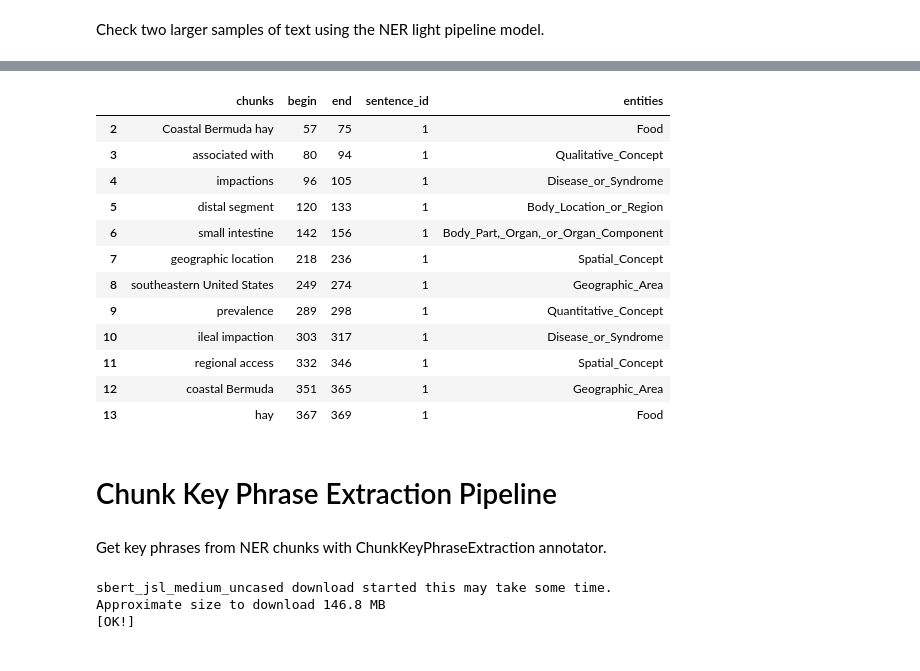
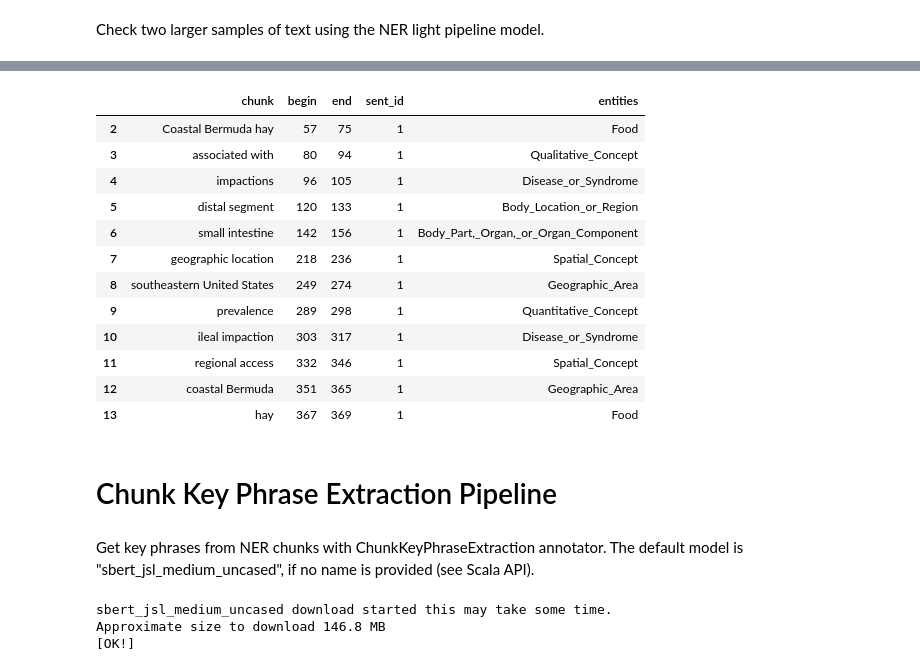
Before and after one commit to SolanaO/Healthcare_SparkNLP_Study, a Jupyter notebook: Healthcare_SparkNLP_Equine_Dataset_Study.ipynb, the cells around one changed output, grey strips where cells are left out. Saved outputs shown, nothing was run; the diff lists cells and outputs as text; code cells hidden in the pictures.

```diff
--- a/Healthcare_SparkNLP_Equine_Dataset_Study.ipynb
+++ b/Healthcare_SparkNLP_Equine_Dataset_Study.ipynb
@@ -30,6 +28,7 @@ from wordcloud import (
     )
 import stylecloud
 
+# Libraries and options for graphs
 import matplotlib.pyplot as plt
 import seaborn as sns
 sns.set_style("darkgrid")
@@ -38,6 +37,7 @@ colors = sns.color_palette('PuBuGn')
 
 # Options to display pandas dataframes
 pd.options.display.max_colwidth = None
+pd.options.display.float_format = '${:,.3f}'.format
 # %%
 # License keys settings neccessary to work in Healthcare Spark NLP
 # as given in the JSL notebooks
@@ -155,20 +156,20 @@ only showing top 4 rows
 # %%
 # Read the text files
 with open('./sample_text_1.txt') as f:
-    sample_text_1 = f.readlines()
+    sample_text_1 = f.read()
 
 with open('./sample_text_2.txt') as f:
-    sample_text_2 = f.readlines()
+    sample_text_2 = f.read()
 
 with open('./sample_text_short.txt') as f:
-    sample_text_short = f.readlines()
+    sample_text_short = f.read()
 # %% [markdown]
 ## Useful Functions
 # %%
 def display_results(result):
     '''
     Function to extract results from .fullAnnotate() of the
-    LightPipeline as a pandas dataframe.
+    ner LightPipeline as a pandas dataframe.
     '''
 
     chunks = []
@@ -179,14 +180,16 @@ def display_results(result):
 
     for n in result[0]['ner_chunk']:
 
+        chunks.append(n.result)
         begin.append(n.begin)
         end.append(n.end)
-        chunks.append(n.result)
         entities.append(n.metadata['entity'])
         sentence.append(n.metadata['sentence'])
 
 
-    df_results = pd.DataFrame({'chunks':chunks, 'begin': begin, 'end':end,
-                   'sentence_id':sentence, 'entities':entities})
+    df_results = pd.DataFrame({'chunk':chunks,
+                               'begin': begin, 'end':end,
+                               'sent_id':sentence,
+                               'entities':entities})
 
     return df_results
@@ -526,9 +562,9 @@ entities       22
 dtype: int64
 # %%
-# Preview the chunks for the second sentence in sample_text_1
-result_text_1[result_text_1.sentence_id == '1']
+# Preview the chunks for the first sentence in sample_text_1
+result_text_1[result_text_1.sent_id == '1']
 # %% [output]
-|  | chunks | begin | end | sentence_id | entities |
+|  | chunk | begin | end | sent_id | entities |
 | 2 | Coastal Bermuda hay | 57 | 75 | 1 | Food |
 | 3 | associated with | 80 | 94 | 1 | Qualitative_Concept |
 | 4 | impactions | 96 | 105 | 1 | Disease_or_Syndrome |
@@ -544,5 +580,5 @@ result_text_1[result_text_1.sentence_id == '1']
 # %% [markdown]
 # Chunk Key Phrase Extraction Pipeline
 # %% [markdown]
-Get key phrases from NER chunks with ChunkKeyPhraseExtraction annotator.
+Get key phrases from NER chunks with ChunkKeyPhraseExtraction annotator. The default model is "sbert_jsl_medium_uncased", if no name is provided (see Scala API).
 # %%
```
Also changed, not shown: parts of 120 cells of this notebook, 1 other file.
